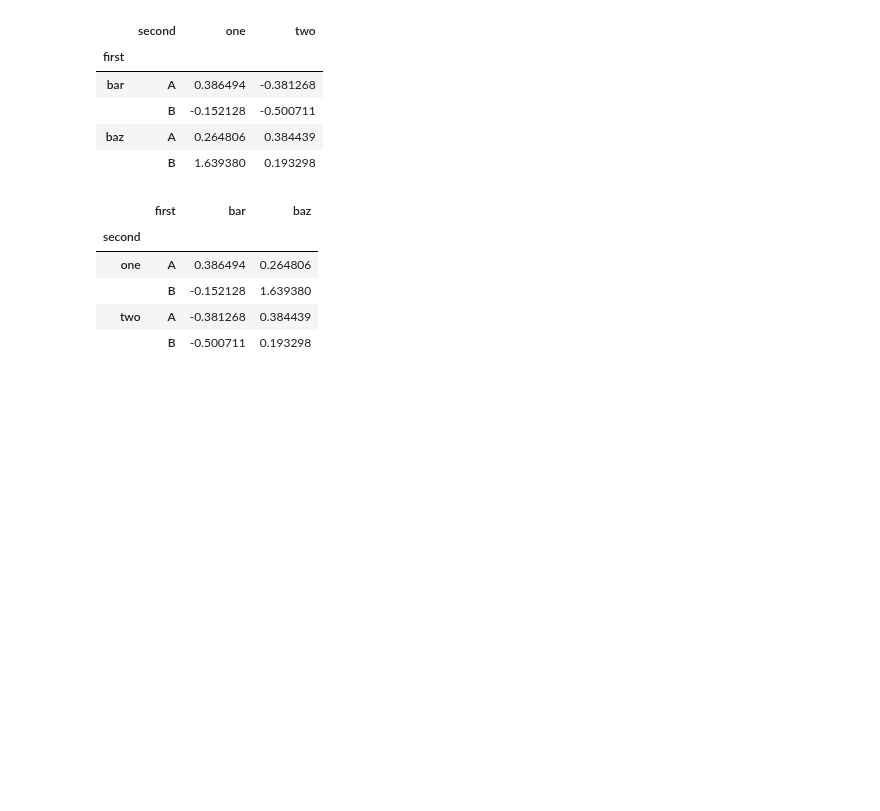
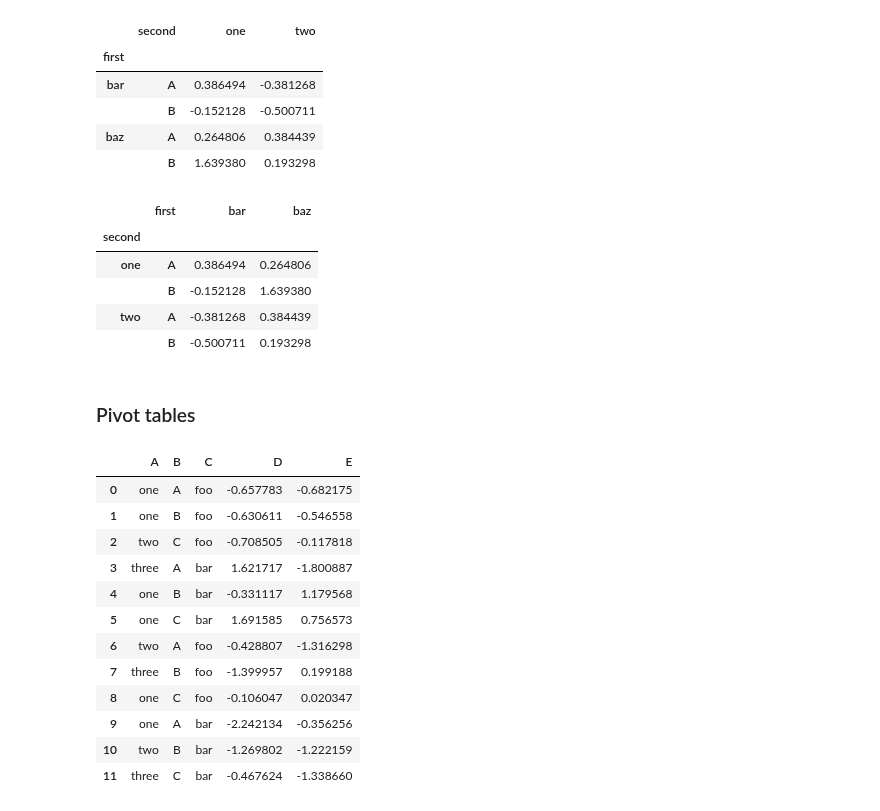
Before and after one commit to dnlmkhlv/ml, a Jupyter notebook: pandas/pandas_tutorial.ipynb, the cells around one changed output. Cells and saved outputs as stored; diff of their text form; code cells hidden in the pictures; blank space fills up the shorter version.

Commit message:
added pivot tables

```diff
--- a/pandas/pandas_tutorial.ipynb
+++ b/pandas/pandas_tutorial.ipynb
@@ -773,3 +773,31 @@ stacked.unstack(0)
 |  | B | -0.152128 | 1.639380 |
 | two | A | -0.381268 | 0.384439 |
 |  | B | -0.500711 | 0.193298 |
+# %% [markdown]
+### Pivot tables
+# %%
+df = pd.DataFrame(
+    {
+        "A": ["one", "one", "two", "three"] * 3,
+        "B": ["A", "B", "C"] * 4,
+        "C": ["foo", "foo", "foo", "bar", "bar", "bar"] * 2,
+        "D": np.random.randn(12),
+        "E": np.random.randn(12),
+    }
+)
+# %%
+df
+# %% [output]
+|  | A | B | C | D | E |
+| 0 | one | A | foo | -0.657783 | -0.682175 |
+| 1 | one | B | foo | -0.630611 | -0.546558 |
+| 2 | two | C | foo | -0.708505 | -0.117818 |
+| 3 | three | A | bar | 1.621717 | -1.800887 |
+| 4 | one | B | bar | -0.331117 | 1.179568 |
+| 5 | one | C | bar | 1.691585 | 0.756573 |
+| 6 | two | A | foo | -0.428807 | -1.316298 |
+| 7 | three | B | foo | -1.399957 | 0.199188 |
+| 8 | one | C | foo | -0.106047 | 0.020347 |
+| 9 | one | A | bar | -2.242134 | -0.356256 |
+| 10 | two | B | bar | -1.269802 | -1.222159 |
+| 11 | three | C | bar | -0.467624 | -1.338660 |
```
Also changed, not shown: parts of 1 cell of this notebook.
